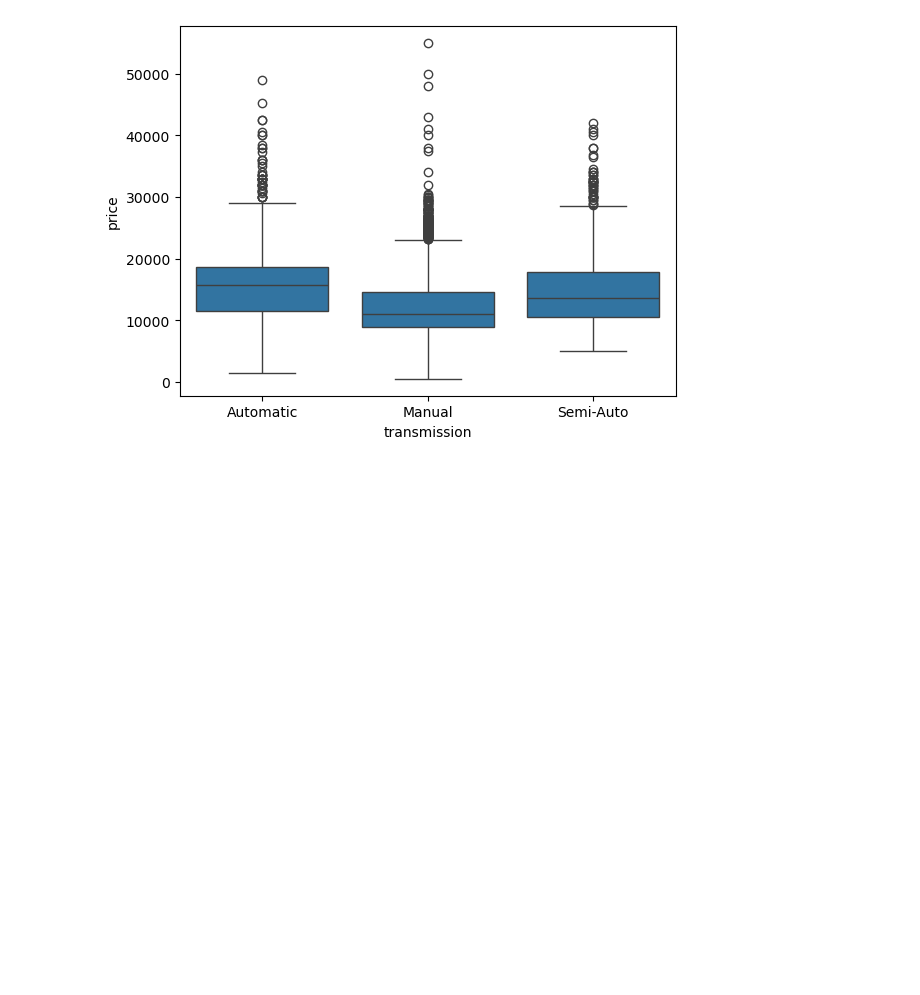
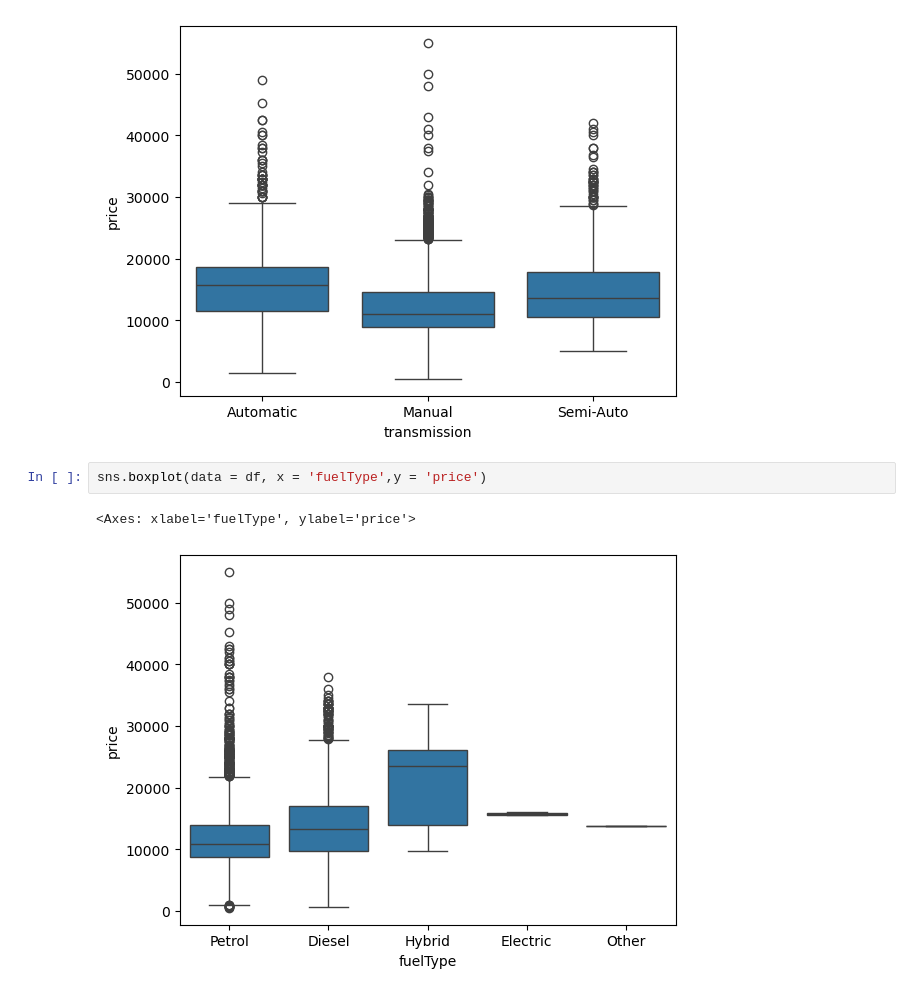
Before and after one commit to magicalSyntax/ML-Projects, a Jupyter notebook: Ford_price_prediction/ford.ipynb, the cells around one changed output. Drawn from its saved outputs; the diff is of its cells as text; blank space fills up the shorter version.

Commit message:
Ford price prediction done

```diff
--- a/Ford_price_prediction/ford.ipynb
+++ b/Ford_price_prediction/ford.ipynb
@@ -117,3 +117,8 @@ sns.boxplot(data = df, x = 'transmission',y = 'price')
 # %% [output]
 <Axes: xlabel='transmission', ylabel='price'>
 [figure]
+# %%
+sns.boxplot(data = df, x = 'fuelType',y = 'price')
+# %% [output]
+<Axes: xlabel='fuelType', ylabel='price'>
+[figure, added]
```
Also changed, not shown: parts of 27 cells of this notebook.
